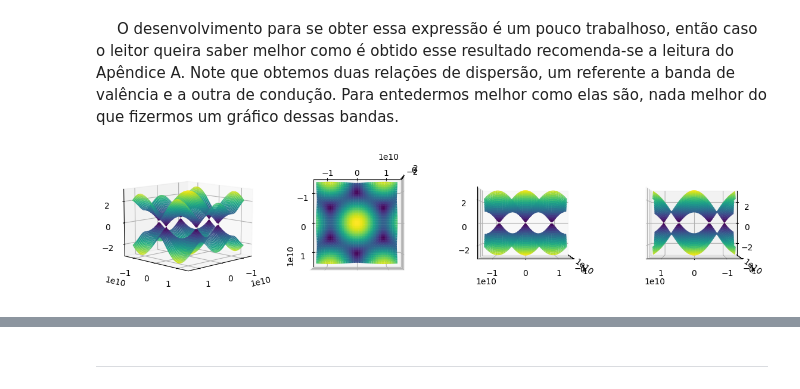
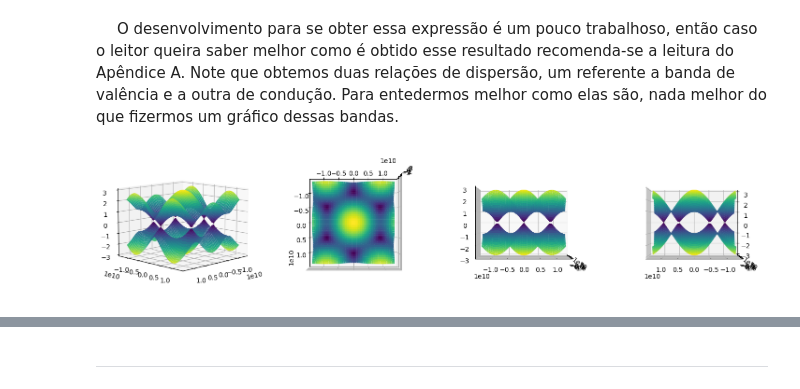
Before and after one commit to Josearthur266/Rascunhos_PET.py, a Jupyter notebook: Estrutura_de_bandas_do grafeno/Estrutura_de_bandas_do_grafeno.ipynb, the cells around one changed output, grey strips where cells are left out. Drawn from its saved outputs; the diff is of its cells as text; code cells hidden in the pictures.

```diff
--- a/Estrutura_de_bandas_do grafeno/Estrutura_de_bandas_do_grafeno.ipynb
+++ b/Estrutura_de_bandas_do grafeno/Estrutura_de_bandas_do_grafeno.ipynb
@@ -209,29 +209,29 @@ def E_valency(t, a, k_x, k_y):
 # %%
 t = 1
 a = 2.45e-10
 x = np.linspace(-np.pi/a, np.pi/a, 2000)
 y = np.linspace(-np.pi/a, np.pi/a, 2000)
 k_x, k_y = np.meshgrid(x, y)
 
-fig = plt.figure(figsize=(14, 10))
+fig = plt.figure(figsize=(18, 10))
 ax = fig.add_subplot(141, projection='3d')
 ax.plot_surface(k_x, k_y, E_conduction(t, a, k_x, k_y),cmap='viridis')
 ax.plot_surface(k_x, k_y, E_valency(t, a, k_x, k_y), cmap='viridis_r')
 ax.view_init(elev=10, azim=45)
 
 ax = fig.add_subplot(142, projection='3d')
 ax.plot_surface(k_x, k_y, E_conduction(t, a, k_x, k_y),cmap='viridis')
 ax.plot_surface(k_x, k_y, E_valency(t, a, k_x, k_y), cmap='viridis_r')
 ax.view_init(elev=90, azim=0)
 
 ax = fig.add_subplot(143, projection='3d')
 ax.plot_surface(k_x, k_y, E_conduction(t, a, k_x, k_y),cmap='viridis')
 ax.plot_surface(k_x, k_y, E_valency(t, a, k_x, k_y), cmap='viridis_r')
 ax.view_init(elev=0, azim=0)
 
 ax = fig.add_subplot(144, projection='3d')
 ax.plot_surface(k_x, k_y, E_conduction(t, a, k_x, k_y),cmap='viridis')
 ax.plot_surface(k_x, k_y, E_valency(t, a, k_x, k_y), cmap='viridis_r')
 ax.view_init(elev=0, azim=90)
 # %% [output]
-[figure, old version]
+[figure, new version]
```
Also changed, not shown: parts of 26 cells of this notebook, 5 other files.
